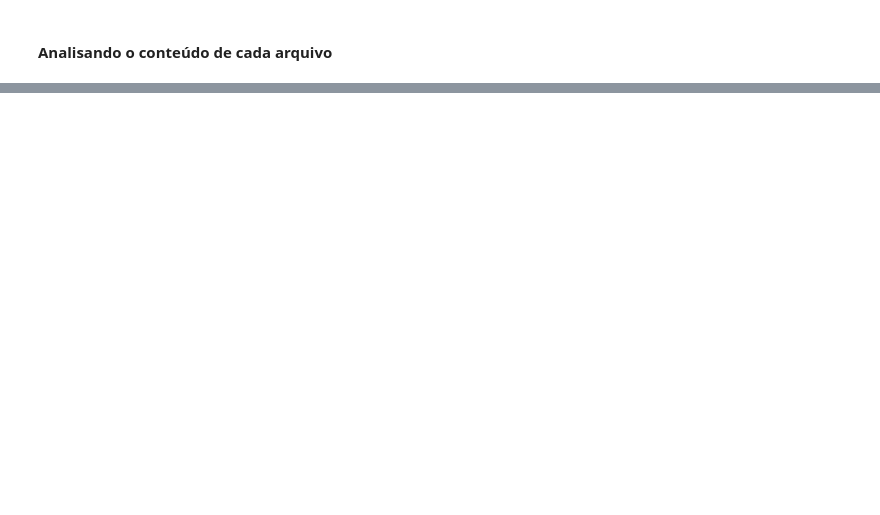
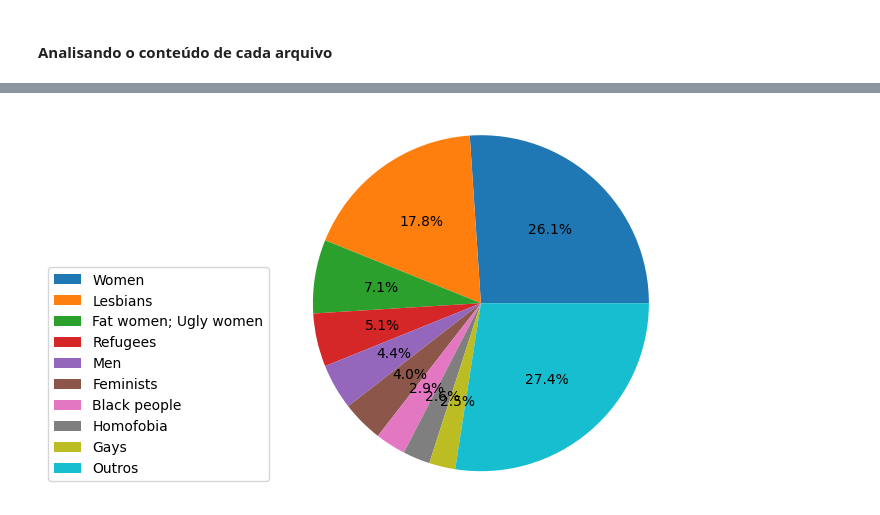
Before and after one commit to duvrdx/twitter_hate_speech, a Jupyter notebook: dataset_analysis.ipynb, the cells around one changed output, grey strips where cells are left out. Saved outputs shown, nothing was run; the diff lists cells and outputs as text; code cells hidden in the pictures; blank space fills up the shorter version.

Commit message:
add: Adicionando gráficos de descrição do dataset

```diff
--- a/dataset_analysis.ipynb
+++ b/dataset_analysis.ipynb
@@ -32,0 +83,29 @@ F2 -----------------------------++>
+# %%
+# Dados
+occurrences = dataframes[2]["class"].value_counts().to_dict()
+labels = list(occurrences.keys())
+values = list(occurrences.values())
+
+min_value = 30
+
+# Listas de rótulos
+new_labels, new_values, other_values = [],[],0
+
+for i, value in enumerate(values):
+    if value < min_value:
+        other_values += value
+    else:
+        new_labels.append(labels[i])
+        new_values.append(value)
+
+if other_values > 0:
+    new_labels.append("Outros")
+    new_values.append(other_values)
+
+# Gráfico Pizza
+plt.pie(new_values, autopct='%.1f%%')
+plt.legend(new_labels, loc="lower center", bbox_to_anchor=(-0.15,0))
+plt.axis('equal')
+plt.show()
+# %% [output]
+[figure, added]
```
Also changed, not shown: parts of 6 cells of this notebook.
